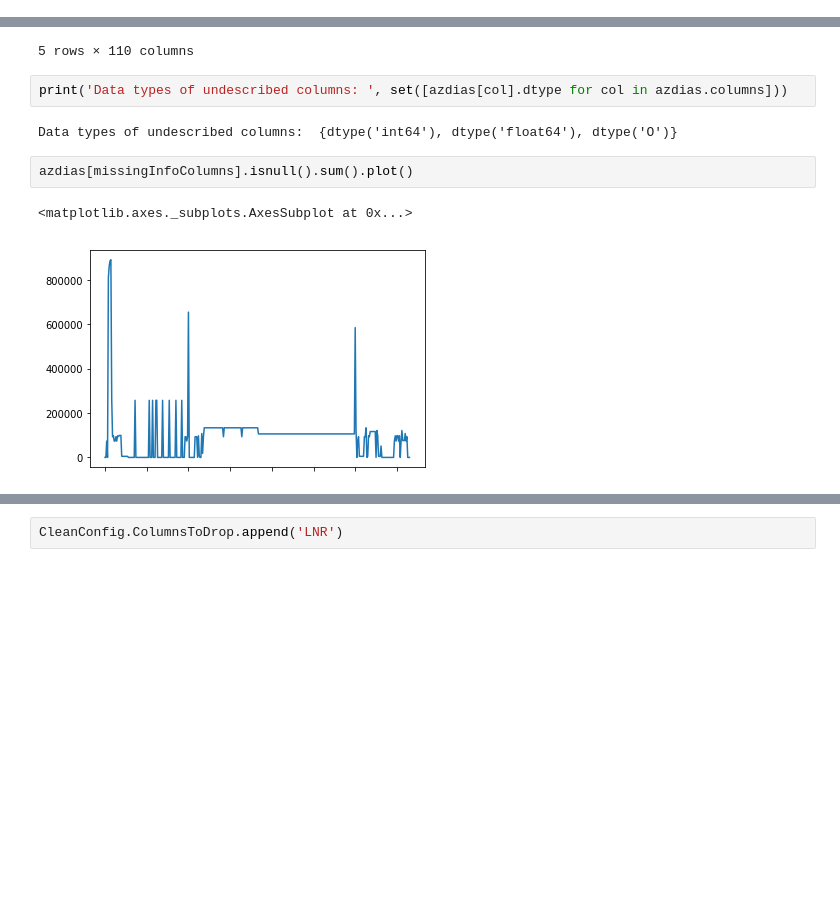
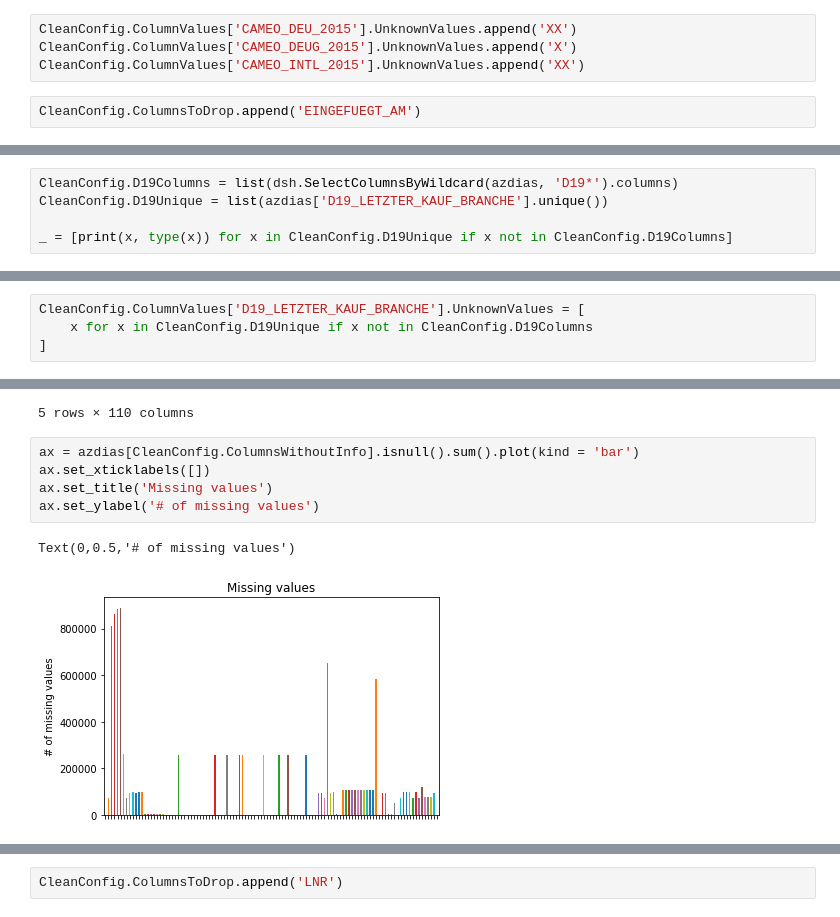
Before and after one commit to bwenner/CustomerSegmentation_Bertelsmann_Avarto, a Jupyter notebook: Arvato Project Workbook.ipynb, the cells around one changed output, grey strips where cells are left out. Saved outputs shown, nothing was run; the diff lists cells and outputs as text; blank space fills up the shorter version.

```diff
--- a/Arvato Project Workbook.ipynb
+++ b/Arvato Project Workbook.ipynb
@@ -309,0 +458,6 @@ Now I check which columns are not described
+# %%
+CleanConfig.ColumnValues['CAMEO_DEU_2015'].UnknownValues.append('XX')
+CleanConfig.ColumnValues['CAMEO_DEUG_2015'].UnknownValues.append('X')
+CleanConfig.ColumnValues['CAMEO_INTL_2015'].UnknownValues.append('XX')
+# %%
+CleanConfig.ColumnsToDrop.append('EINGEFUEGT_AM')
@@ -309,0 +470,5 @@ Now I check which columns are not described
+# %%
+CleanConfig.D19Columns = list(dsh.SelectColumnsByWildcard(azdias, 'D19*').columns)
+CleanConfig.D19Unique = list(azdias['D19_LETZTER_KAUF_BRANCHE'].unique())
+
+_ = [print(x, type(x)) for x in CleanConfig.D19Unique if x not in CleanConfig.D19Columns]
@@ -310,3 +484,7 @@ Now I check which columns are not described
+# %%
+CleanConfig.ColumnValues['D19_LETZTER_KAUF_BRANCHE'].UnknownValues = [
+    x for x in CleanConfig.D19Unique if x not in CleanConfig.D19Columns
+]
 # %%
 azdias[CleanConfig.ColumnsWithoutInfo].head()
 # %% [output]
@@ -317,12 +495,11 @@ azdias[CleanConfig.ColumnsWithoutInfo].head()
 | 3 | 910226 | 1.0 | NaN | NaN | NaN | NaN | 13.0 | ... |
 | 4 | 910241 | 1.0 | NaN | NaN | NaN | NaN | 14.0 | ... |
 5 rows × 110 columns
-# %%
-print('Data types of undescribed columns: ', set([azdias[col].dtype for col in azdias.columns]))
-# %% [output]
-Data types of undescribed columns:  {dtype('int64'), dtype('float64'), dtype('O')}
-# %%
-azdias[missingInfoColumns].isnull().sum().plot()
-# %% [output]
-<matplotlib.axes._subplots.AxesSubplot at 0x...>
-[figure, removed]
+# %%
+ax = azdias[CleanConfig.ColumnsWithoutInfo].isnull().sum().plot(kind = 'bar')
+ax.set_xticklabels([])
+ax.set_title('Missing values')
+ax.set_ylabel('# of missing values')
+# %% [output]
+Text(0,0.5,'# of missing values')
+[figure, added]
```
Also changed, not shown: parts of 134 cells of this notebook, 1 other file.
